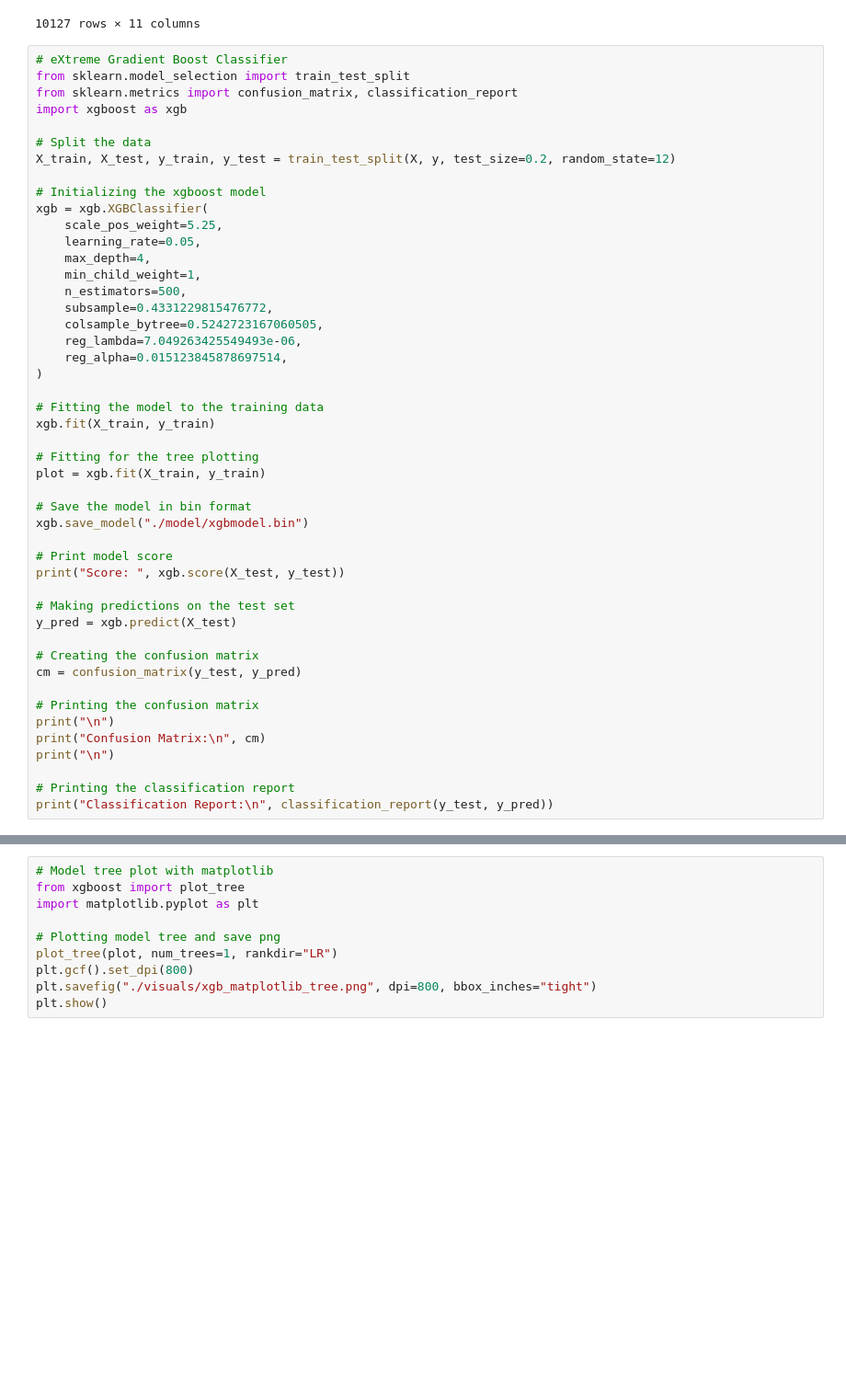
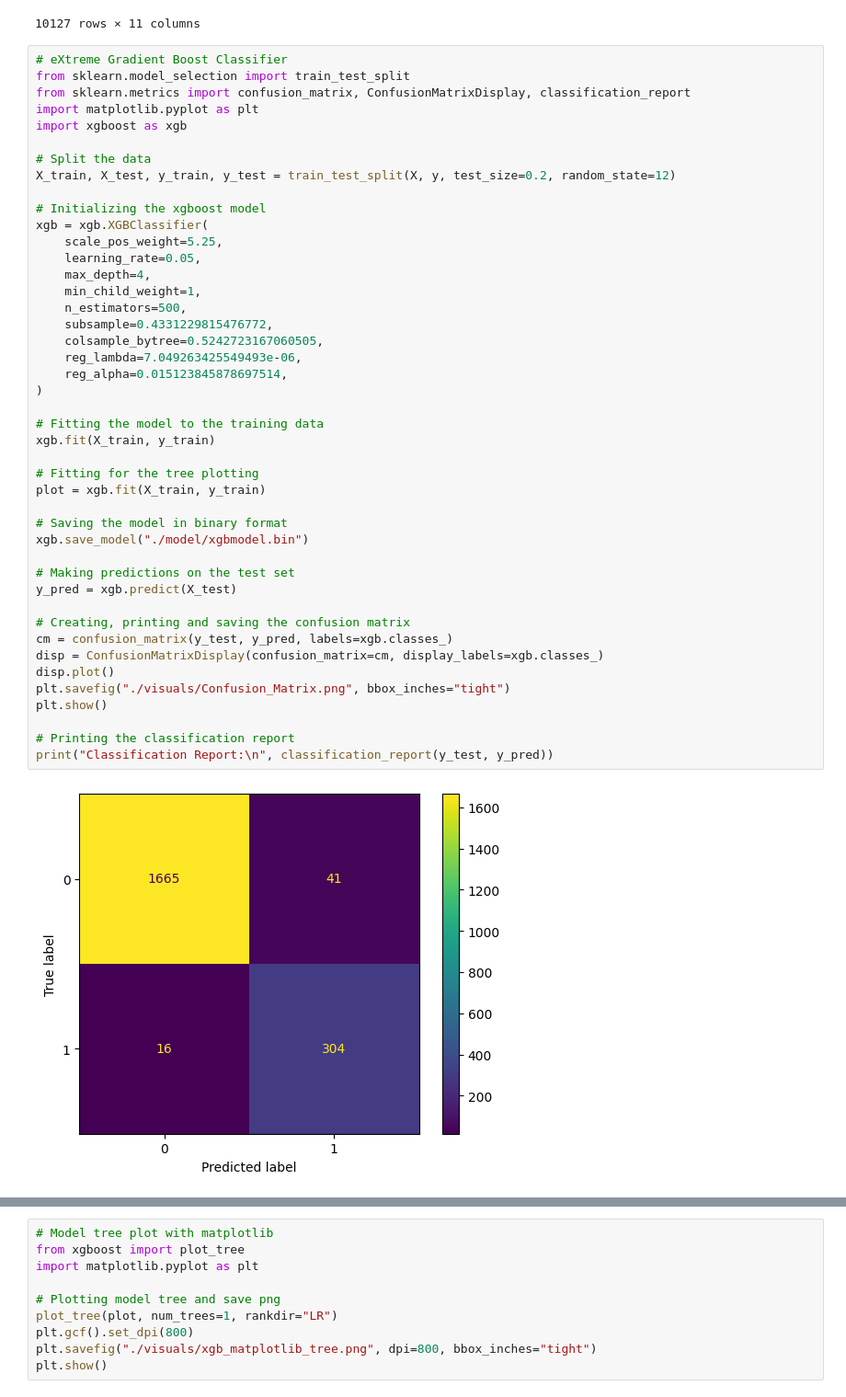
Before and after one commit to Coder-Python/churn-prediction, a Jupyter notebook: ML_Sebastien/ML_Classifier_Sebastien.ipynb, the cells around one changed output, grey strips where cells are left out. Shown at 92% size. Saved outputs shown, nothing was run; the diff lists cells and outputs as text; blank space fills up the shorter version.

```diff
--- a/ML_Sebastien/ML_Classifier_Sebastien.ipynb
+++ b/ML_Sebastien/ML_Classifier_Sebastien.ipynb
@@ -40,48 +40,46 @@ X
 # %%
 # eXtreme Gradient Boost Classifier
 from sklearn.model_selection import train_test_split
-from sklearn.metrics import confusion_matrix, classification_report
+from sklearn.metrics import confusion_matrix, ConfusionMatrixDisplay, classification_report
+import matplotlib.pyplot as plt
 import xgboost as xgb
 
 # Split the data
 X_train, X_test, y_train, y_test = train_test_split(X, y, test_size=0.2, random_state=12)
 
 # Initializing the xgboost model
 xgb = xgb.XGBClassifier(
     scale_pos_weight=5.25,
     learning_rate=0.05,
     max_depth=4,
     min_child_weight=1,
     n_estimators=500,
     subsample=0.4331229815476772,
     colsample_bytree=0.5242723167060505,
     reg_lambda=7.049263425549493e-06,
     reg_alpha=0.015123845878697514,
 )
 
 # Fitting the model to the training data
 xgb.fit(X_train, y_train)
 
 # Fitting for the tree plotting
 plot = xgb.fit(X_train, y_train)
 
-# Save the model in bin format
+# Saving the model in binary format
 xgb.save_model("./model/xgbmodel.bin")
-
-# Print model score
-print("Score: ", xgb.score(X_test, y_test))
 
 # Making predictions on the test set
 y_pred = xgb.predict(X_test)
 
-# Creating the confusion matrix
-cm = confusion_matrix(y_test, y_pred)
-
-# Printing the confusion matrix
-print("\n")
-print("Confusion Matrix:\n", cm)
-print("\n")
+# Creating, printing and saving the confusion matrix
+cm = confusion_matrix(y_test, y_pred, labels=xgb.classes_)
+disp = ConfusionMatrixDisplay(confusion_matrix=cm, display_labels=xgb.classes_)
+disp.plot()
+plt.savefig("./visuals/Confusion_Matrix.png", bbox_inches="tight")
+plt.show()
 
 # Printing the classification report
 print("Classification Report:\n", classification_report(y_test, y_pred))
 # %% [output]
+[figure, added]
```
Also changed, not shown: parts of 1 cell of this notebook, 2 other files.
